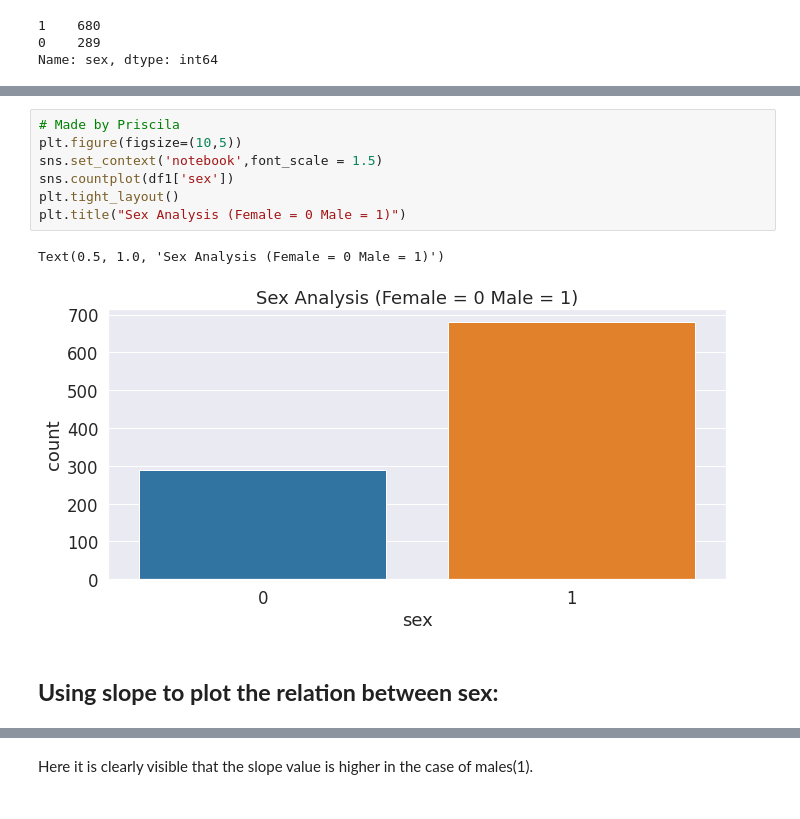
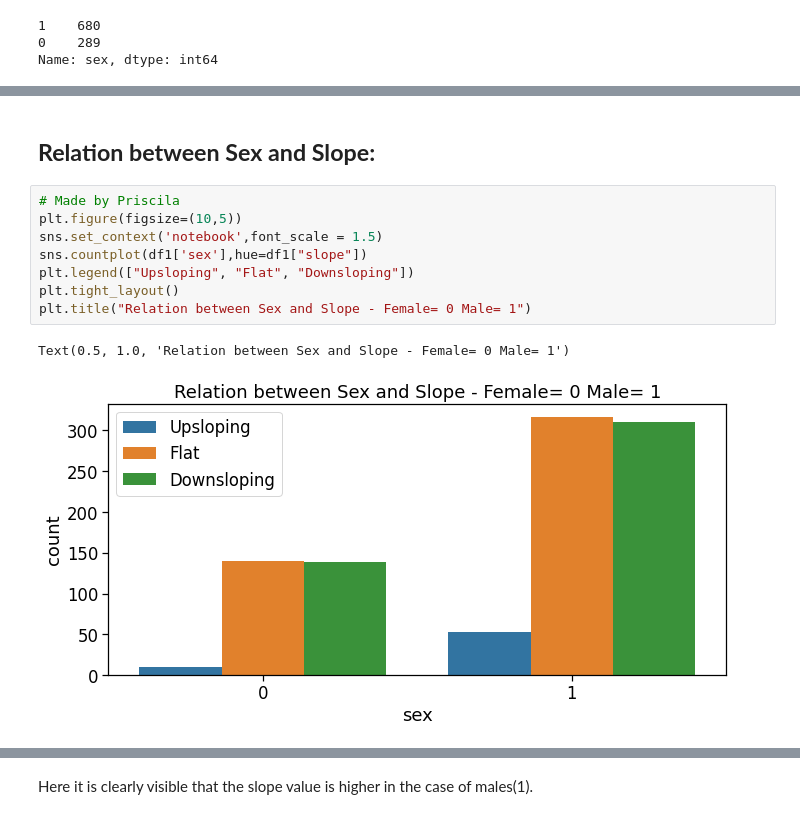
Before and after one commit to masp42/Crisp_DM_CA, a Jupyter notebook: Heart_Disease_Prediction_CA.ipynb, the cells around one changed output, grey strips where cells are left out. Saved outputs shown, nothing was run; the diff lists cells and outputs as text.

```diff
--- a/Heart_Disease_Prediction_CA.ipynb
+++ b/Heart_Disease_Prediction_CA.ipynb
@@ -299,12 +312,13 @@ Name: sex, dtype: int64
+# %% [markdown]
+## **Relation between Sex and Slope:**
 # %%
 # Made by Priscila
 plt.figure(figsize=(10,5))
 sns.set_context('notebook',font_scale = 1.5)
-sns.countplot(df1['sex'])
+sns.countplot(df1['sex'],hue=df1["slope"])
+plt.legend(["Upsloping", "Flat", "Downsloping"])
 plt.tight_layout()
-plt.title("Sex Analysis (Female = 0 Male = 1)")
+plt.title("Relation between Sex and Slope - Female= 0 Male= 1")
 # %% [output]
-Text(0.5, 1.0, 'Sex Analysis (Female = 0 Male = 1)')
+Text(0.5, 1.0, 'Relation between Sex and Slope - Female= 0 Male= 1')
-[figure, old version]
+[figure, new version]
-# %% [markdown]
-## **Using slope to plot the relation between sex:**
```
Also changed, not shown: parts of 34 cells of this notebook.
